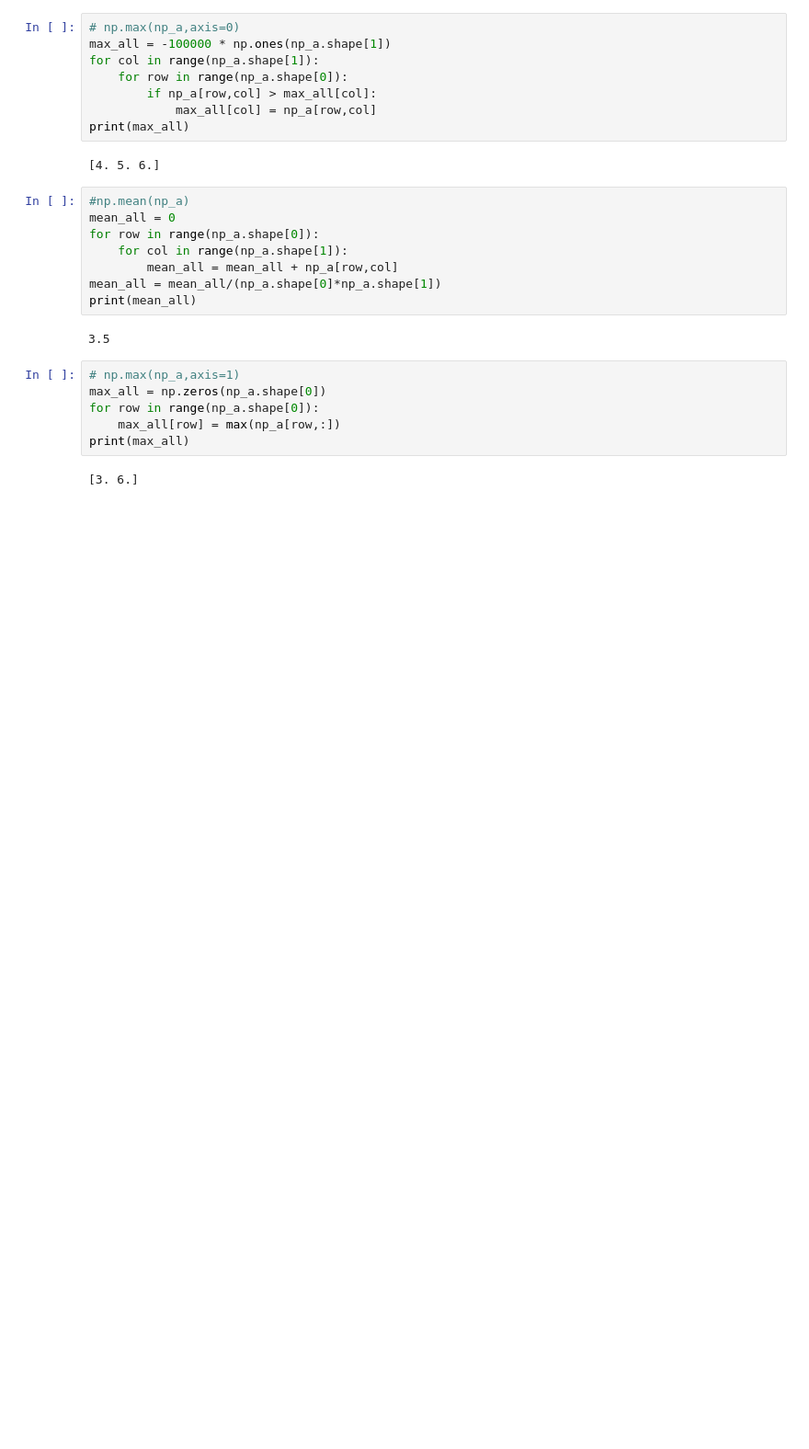
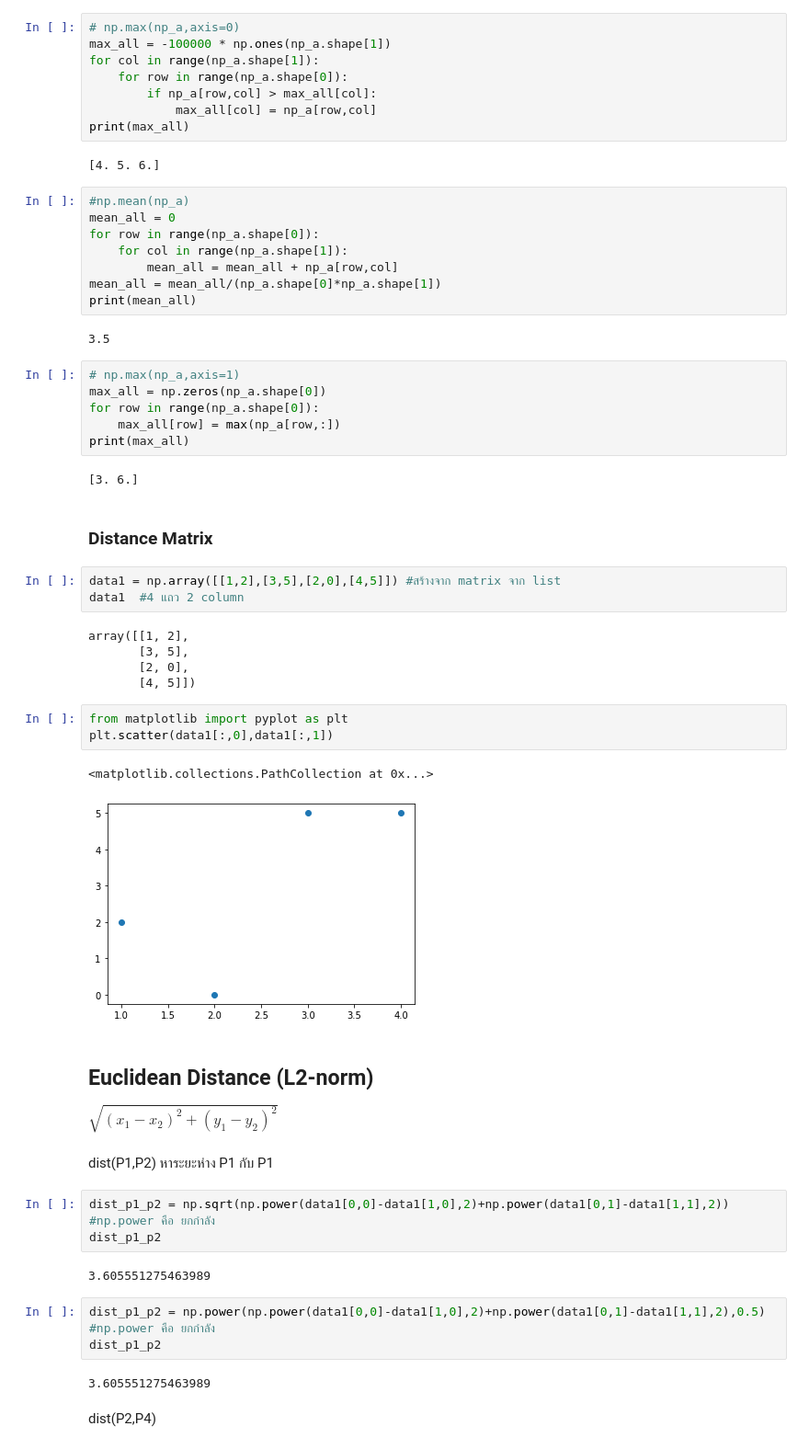
Before and after one commit to pondbaahh/DWDM21, a Jupyter notebook: Distance_Numpy.ipynb, the cells around one changed output. Shown: that part at 92% size. Cells and saved outputs as stored; diff of their text form; blank space fills up the shorter version.

```diff
--- a/Distance_Numpy.ipynb
+++ b/Distance_Numpy.ipynb
@@ -331,3 +331,36 @@ for row in range(np_a.shape[0]):
 print(max_all)
 # %% [output]
 [3. 6.]
+# %% [markdown]
+### Distance Matrix
+# %%
+data1 = np.array([[1,2],[3,5],[2,0],[4,5]]) #สร้างจาก matrix จาก list
+data1  #4 แถว 2 column
+# %% [output]
+array([[1, 2],
+       [3, 5],
+       [2, 0],
+       [4, 5]])
+# %%
+from matplotlib import pyplot as plt
+plt.scatter(data1[:,0],data1[:,1])
+# %% [output]
+<matplotlib.collections.PathCollection at 0x...>
+[figure, added]
+# %% [markdown]
+## Euclidean Distance (L2-norm)
+$\sqrt{(x_1-x_2)^2+(y_1-y_2)^2}$
+# %% [markdown]
+dist(P1,P2) หาระยะห่าง P1 กับ P1
+# %%
+dist_p1_p2 = np.sqrt(np.power(data1[0,0]-data1[1,0],2)+np.power(data1[0,1]-data1[1,1],2)) #np.power คือ ยกกำลัง
+dist_p1_p2
+# %% [output]
+3.605551275463989
+# %%
+dist_p1_p2 = np.power(np.power(data1[0,0]-data1[1,0],2)+np.power(data1[0,1]-data1[1,1],2),0.5) #np.power คือ ยกกำลัง
+dist_p1_p2
+# %% [output]
+3.605551275463989
+# %% [markdown]
+dist(P2,P4)
```
Also changed, not shown: parts of 15 cells of this notebook.
